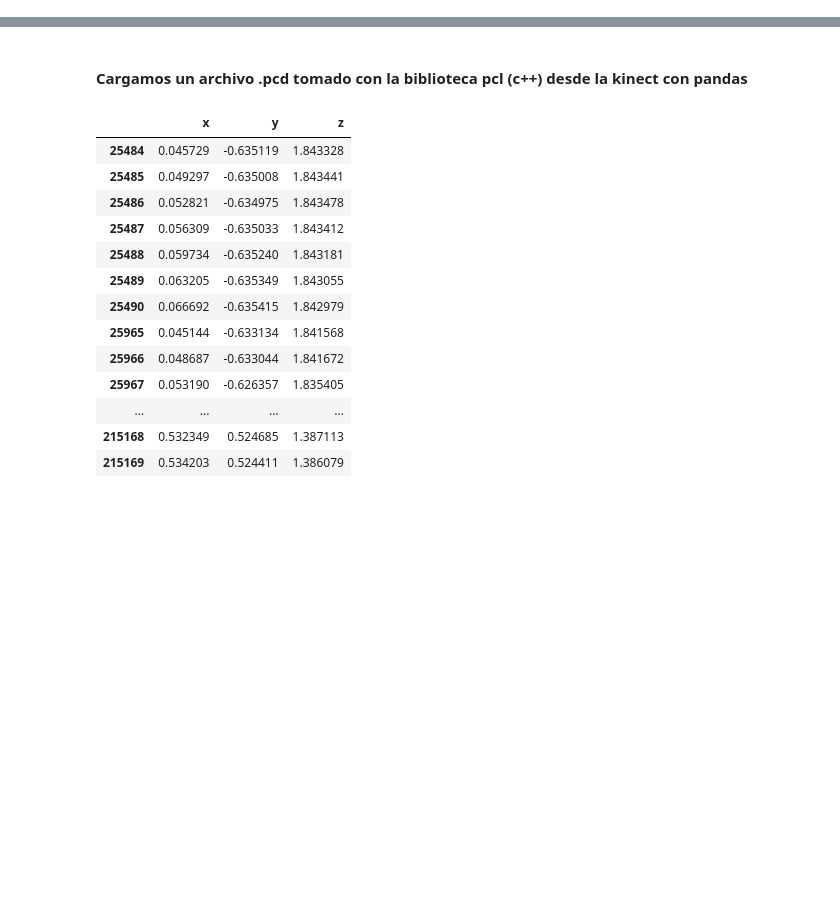
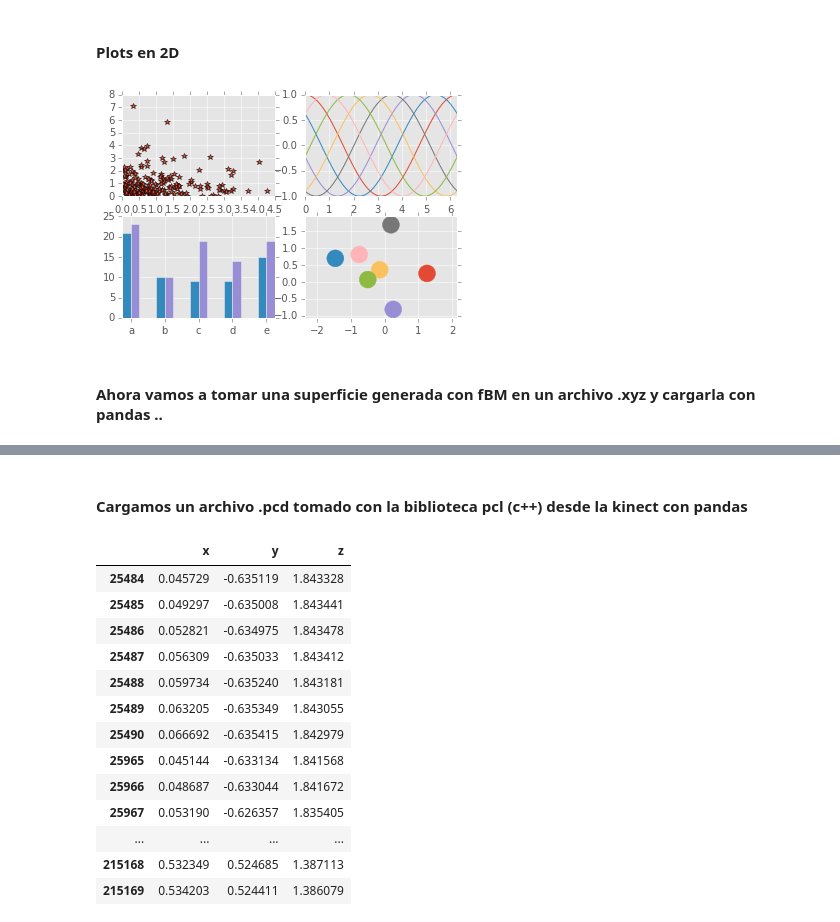
Before and after one commit to celiacintas/patagonia_meetup, a Jupyter notebook: intento_1/charlas/vis_data.ipynb, the cells around one changed output, grey strips where cells are left out. Cells and saved outputs as stored; diff of their text form; code cells hidden in the pictures; blank space fills up the shorter version.

```diff
--- a/intento_1/charlas/vis_data.ipynb
+++ b/intento_1/charlas/vis_data.ipynb
@@ -6,3 +13,45 @@ import numpy as np
 from mpl_toolkits.mplot3d import Axes3D
 import matplotlib.pyplot as plt
 import matplotlib.cm as cm
+# %% [markdown]
+#### Plots en 2D
+# %%
+plt.style.use('ggplot')
+
+fig, axes = plt.subplots(ncols=2, nrows=2)
+ax1, ax2, ax3, ax4 = axes.ravel()
+
+#### scatter plot
+x, y = np.random.exponential(size=(2, 200))
+ax1.plot(x, y, '*')
+
+#### line plot
+L = 2*np.pi
+x = np.linspace(0, L)
+ncolors = len(plt.rcParams['axes.color_cycle'])
+shift = np.linspace(0, L, ncolors, endpoint=False)
+for s in shift:
+    ax2.plot(x, np.cos(x + s), '-')
+ax2.margins(0)
+
+#### bar graphs
+x = np.arange(5)
+y1, y2 = np.random.randint(1, 25, size=(2, 5))
+width = 0.25
+ax3.bar(x, y1, width)
+ax3.bar(x + width, y2, width, color=plt.rcParams['axes.color_cycle'][2])
+ax3.set_xticks(x + width)
+ax3.set_xticklabels(['a', 'b', 'c', 'd', 'e'])
+
+### patches
+for i, color in enumerate(plt.rcParams['axes.color_cycle']):
+    xy = np.random.normal(size=2)
+    ax4.add_patch(plt.Circle(xy, radius=0.25, color=color))
+ax4.axis('equal')
+ax4.margins(0)
+
+plt.show()
+# %% [output]
+[figure, added]
+# %% [markdown]
+#### Ahora vamos a tomar una superficie generada con fBM en un archivo .xyz y cargarla con pandas ..
```
Also changed, not shown: parts of 35 cells of this notebook.
